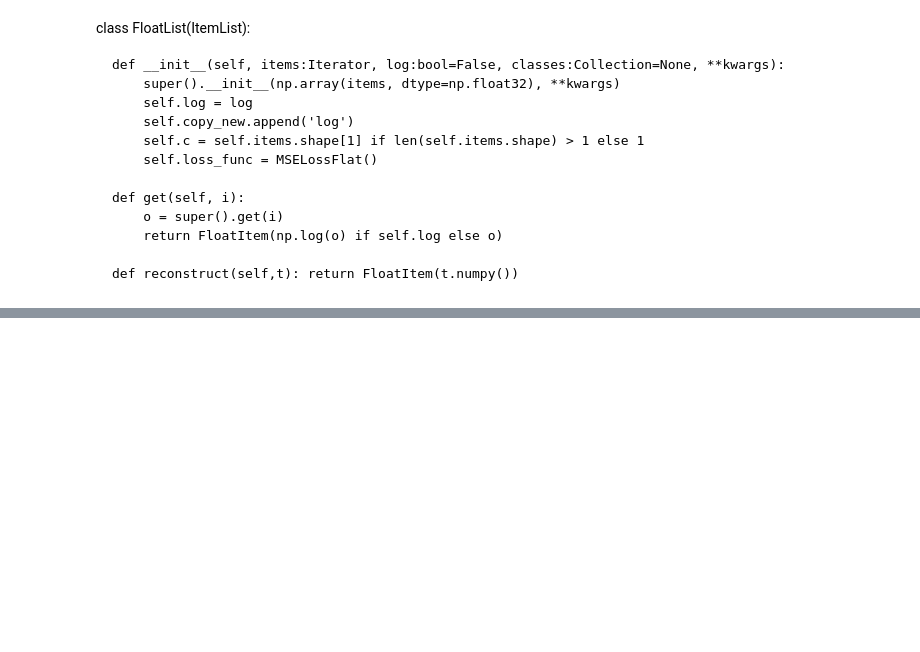
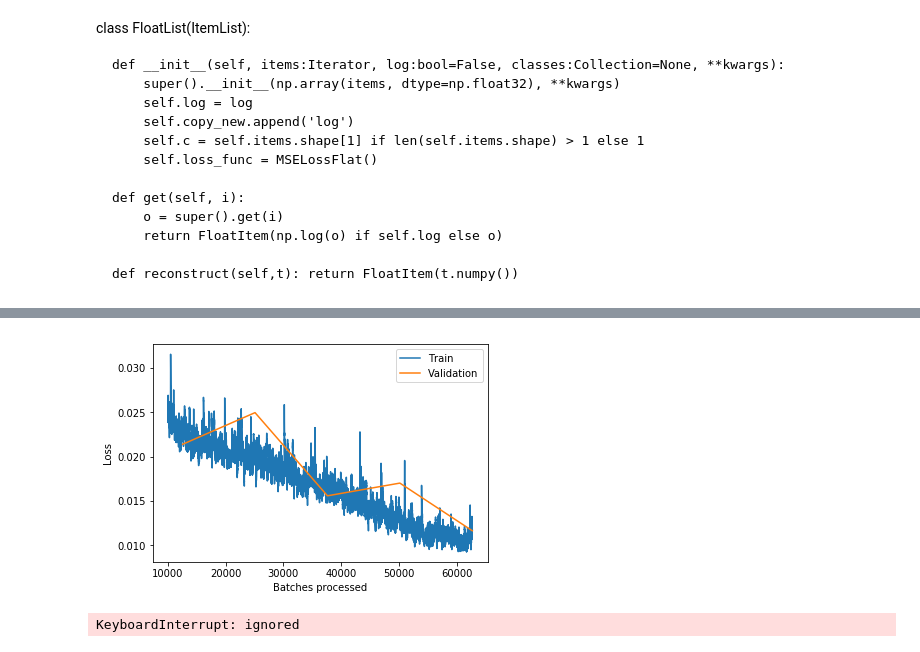
Before and after one commit to JayThibs/Machine-Learning-With-Tabular-Data, a Jupyter notebook: Rossman_Store_Sales_Tabular_Data.ipynb, the cells around one changed output, grey strips where cells are left out. Drawn from its saved outputs; the diff is of its cells as text; code cells hidden in the pictures; blank space fills up the shorter version.

```diff
--- a/Rossman_Store_Sales_Tabular_Data.ipynb
+++ b/Rossman_Store_Sales_Tabular_Data.ipynb
@@ -781,0 +849,2 @@ y_range = torch.tensor([0, max_log_y], device=defaults.device)
+# %%
+learn.fit_one_cycle(5, 1e-3, wd=0.2)
@@ -781,0 +860,10 @@ y_range = torch.tensor([0, max_log_y], device=defaults.device)
+# %%
+learn.recorder.plot_losses(skip_start=10000)
+# %% [output]
+[figure, added]
+# %%
+!zip -r /content/rossmann_model_data.zip /content/
+from google.colab import files
+files.download("/content/rossmann_model_data.zip")
+# %% [output]
+KeyboardInterrupt: ignored
```
Also changed, not shown: parts of 29 cells of this notebook.
